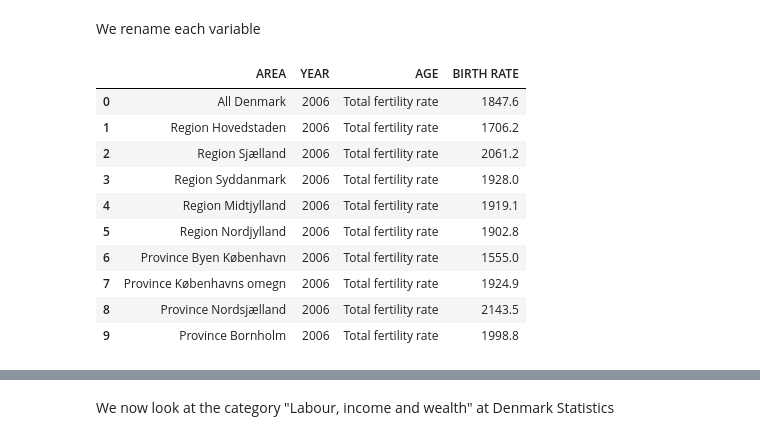
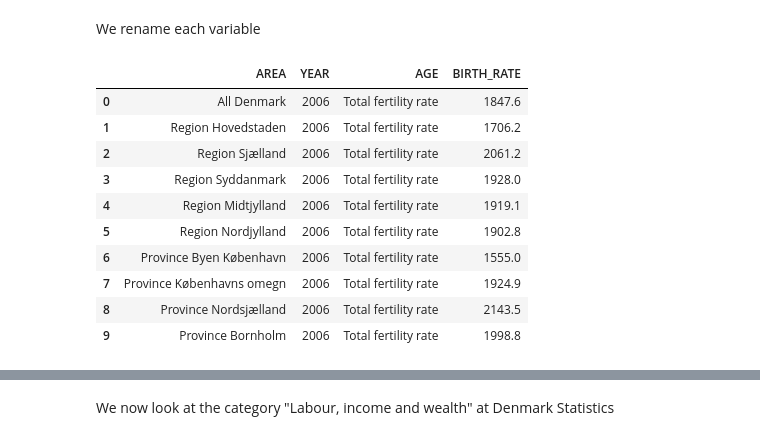
Before and after one commit to MathiasNymand/projects-2019-team-spirit, a Jupyter notebook: dataproject/dataproject22.ipynb, the cells around one changed output, grey strips where cells are left out. Cells and saved outputs as stored; diff of their text form; code cells hidden in the pictures.

```diff
--- a/dataproject/dataproject22.ipynb
+++ b/dataproject/dataproject22.ipynb
@@ -83,10 +84,10 @@ FOD407.head()
 # %% [markdown]
 We rename each variable
 # %%
-FOD407_en=FOD407.rename(columns={"OMRÅDE": "AREA", "TID": "YEAR", "INDHOLD": "BIRTH RATE", "ALDER": "AGE"})
+FOD407_en=FOD407.rename(columns={"OMRÅDE": "AREA", "TID": "YEAR", "INDHOLD": "BIRTH_RATE", "ALDER": "AGE"})
 FOD407_en.head(10)
 # %% [output]
-|  | AREA | YEAR | AGE | BIRTH RATE |
+|  | AREA | YEAR | AGE | BIRTH_RATE |
 | 0 | All Denmark | 2006 | Total fertility rate | 1847.6 |
 | 1 | Region Hovedstaden | 2006 | Total fertility rate | 1706.2 |
 | 2 | Region Sjælland | 2006 | Total fertility rate | 2061.2 |
```
Also changed, not shown: parts of 18 cells of this notebook.
